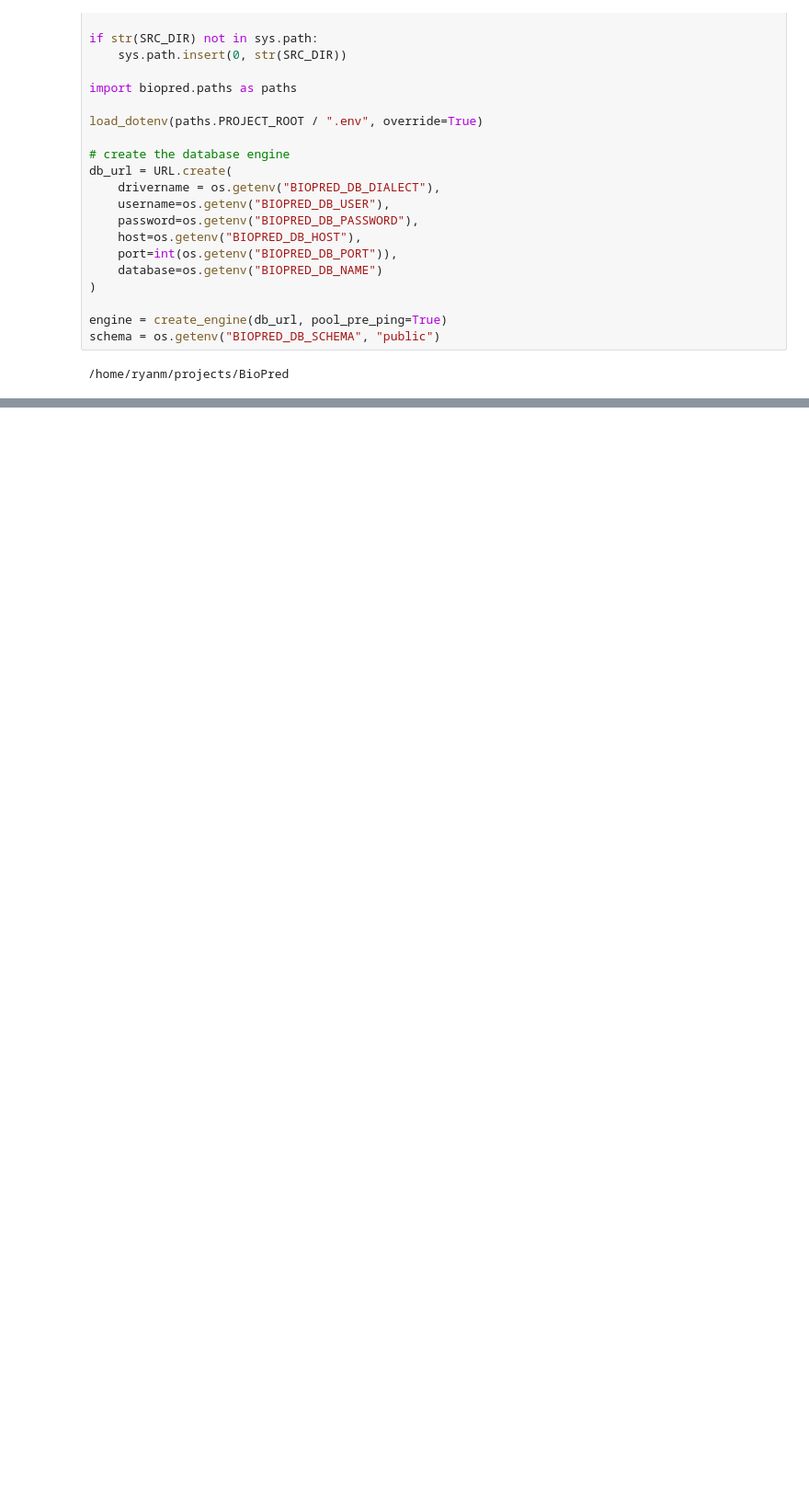
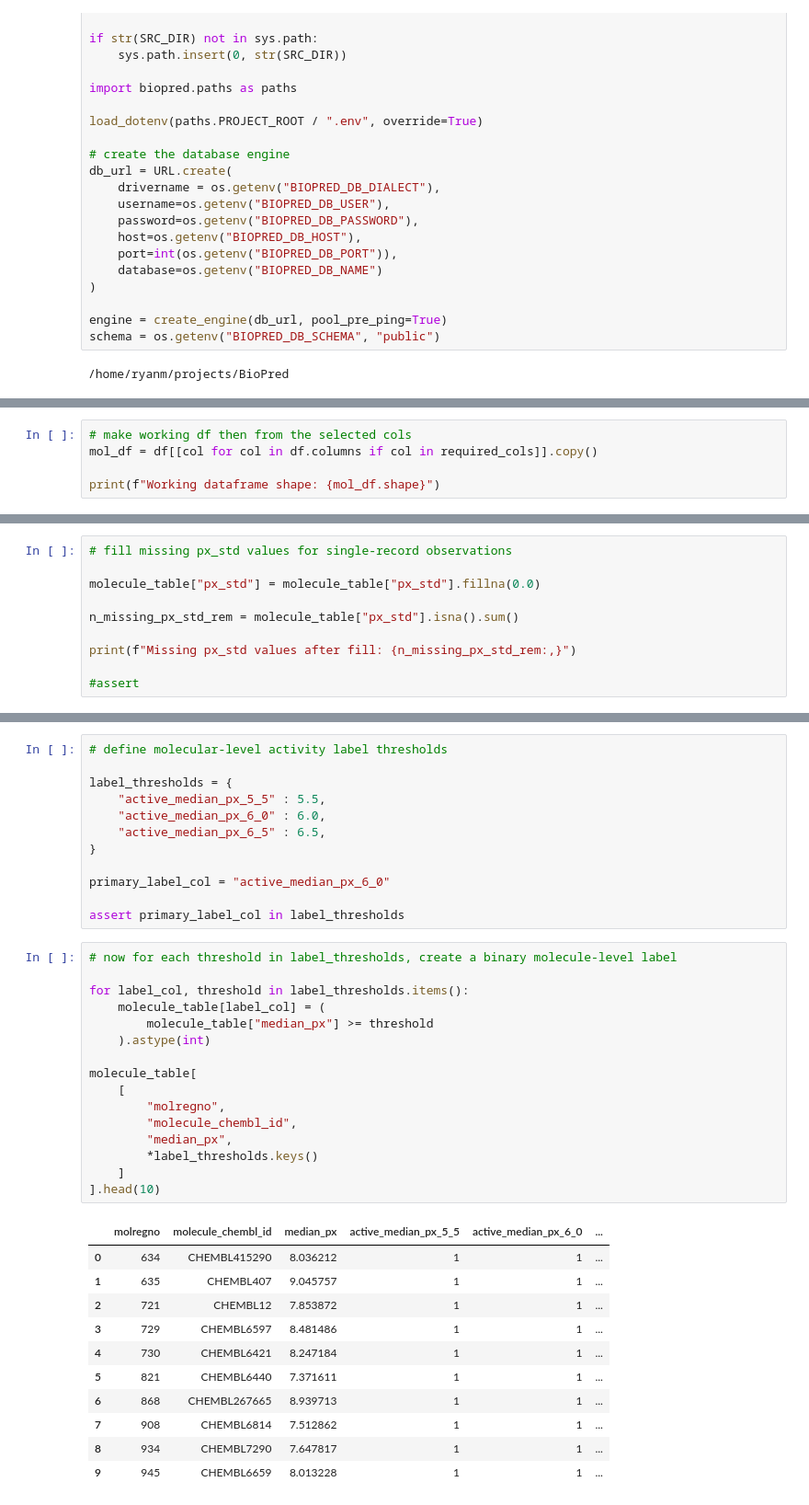
Before and after one commit to Taliwat/BioPred, a Jupyter notebook: notebooks/04_molecule_level_modeling_table.ipynb, the cells around one changed output, grey strips where cells are left out. Shown at 92% size. Cells and saved outputs as stored; diff of their text form; blank space fills up the shorter version.

```diff
--- a/notebooks/04_molecule_level_modeling_table.ipynb
+++ b/notebooks/04_molecule_level_modeling_table.ipynb
@@ -69,0 +176,5 @@ df.shape # Expecting (4435, 27)
+# %%
+# make working df then from the selected cols
+mol_df = df[[col for col in df.columns if col in required_cols]].copy()
+
+print(f"Working dataframe shape: {mol_df.shape}")
@@ -69,0 +551,10 @@ df.shape # Expecting (4435, 27)
+# %%
+# fill missing px_std values for single-record observations
+
+molecule_table["px_std"] = molecule_table["px_std"].fillna(0.0)
+
+n_missing_px_std_rem = molecule_table["px_std"].isna().sum()
+
+print(f"Missing px_std values after fill: {n_missing_px_std_rem:,}")
+
+#assert
@@ -69,0 +602,40 @@ df.shape # Expecting (4435, 27)
+# %%
+# define molecular-level activity label thresholds
+
+label_thresholds = {
+    "active_median_px_5_5" : 5.5,
+    "active_median_px_6_0" : 6.0,
+    "active_median_px_6_5" : 6.5,
+}
+
+primary_label_col = "active_median_px_6_0"
+
+assert primary_label_col in label_thresholds
+# %%
+# now for each threshold in label_thresholds, create a binary molecule-level label
+
+for label_col, threshold in label_thresholds.items():
+    molecule_table[label_col] = (
+        molecule_table["median_px"] >= threshold
+    ).astype(int)
+
+molecule_table[
+    [
+        "molregno",
+        "molecule_chembl_id",
+        "median_px",
+        *label_thresholds.keys()
+    ]
+].head(10)
+# %% [output]
+|  | molregno | molecule_chembl_id | median_px | active_median_px_5_5 | active_median_px_6_0 | ... |
+| 0 | 634 | CHEMBL415290 | 8.036212 | 1 | 1 | ... |
+| 1 | 635 | CHEMBL407 | 9.045757 | 1 | 1 | ... |
+| 2 | 721 | CHEMBL12 | 7.853872 | 1 | 1 | ... |
+| 3 | 729 | CHEMBL6597 | 8.481486 | 1 | 1 | ... |
+| 4 | 730 | CHEMBL6421 | 8.247184 | 1 | 1 | ... |
+| 5 | 821 | CHEMBL6440 | 7.371611 | 1 | 1 | ... |
+| 6 | 868 | CHEMBL267665 | 8.939713 | 1 | 1 | ... |
+| 7 | 908 | CHEMBL6814 | 7.512862 | 1 | 1 | ... |
+| 8 | 934 | CHEMBL7290 | 7.647817 | 1 | 1 | ... |
+| 9 | 945 | CHEMBL6659 | 8.013228 | 1 | 1 | ... |
```
Also changed, not shown: parts of 61 cells of this notebook.
